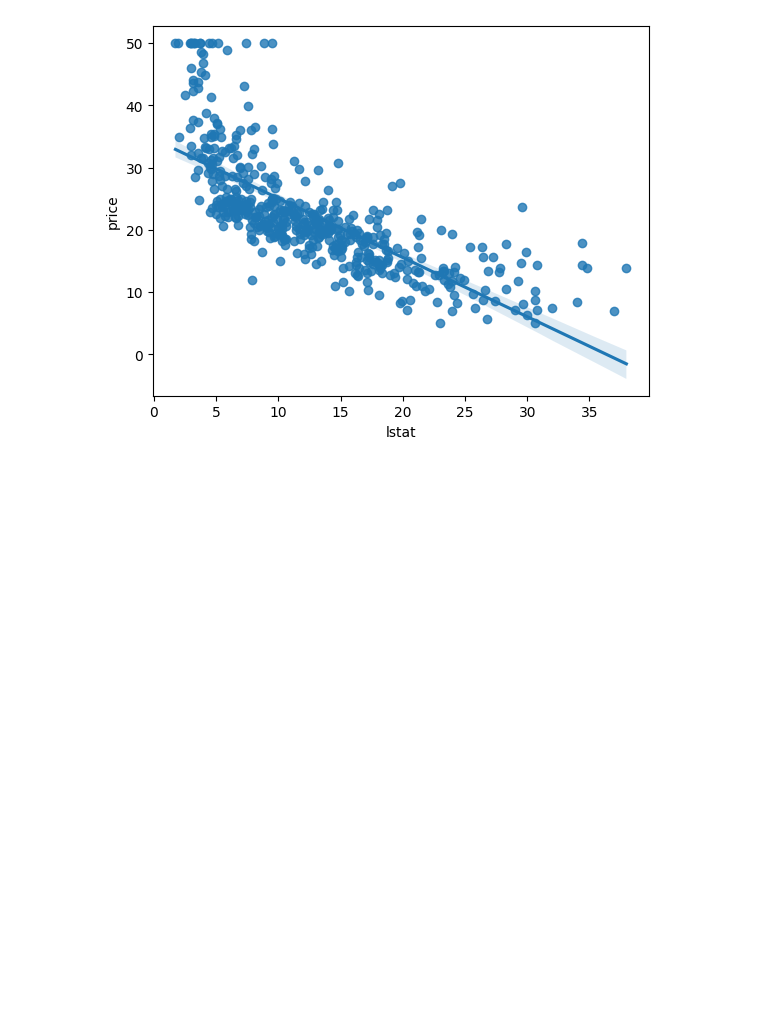
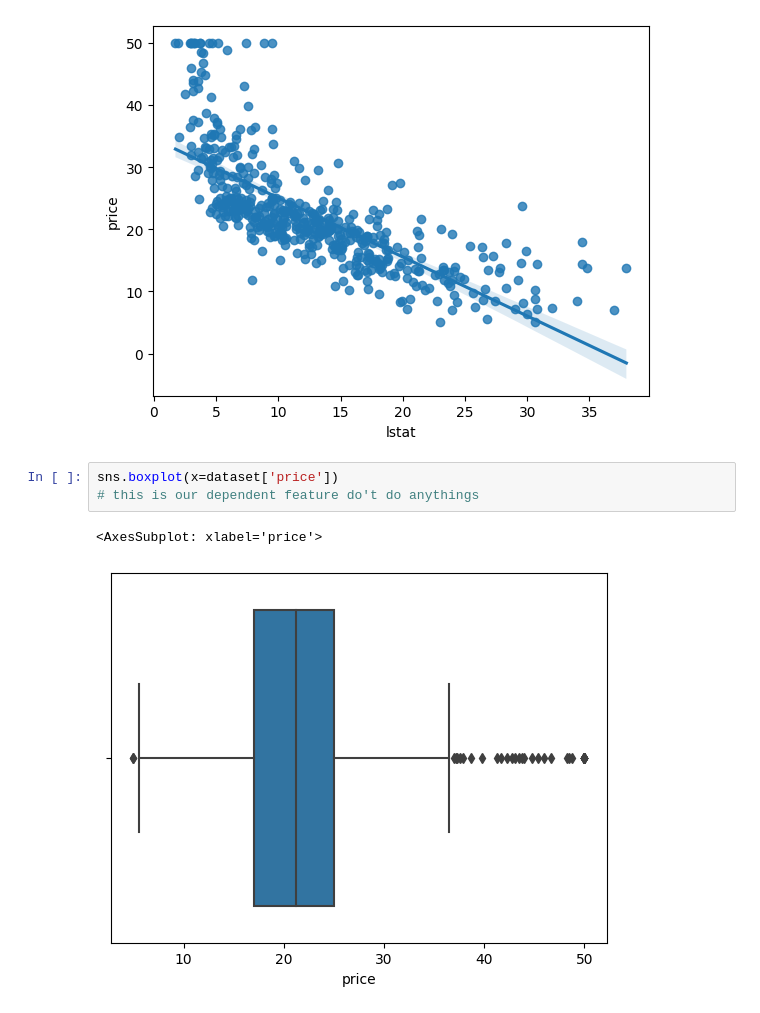
Before and after one commit to adityacs103/machine-learning, a Jupyter notebook: linear-algebra.ipynb, the cells around one changed output. Saved outputs shown, nothing was run; the diff lists cells and outputs as text; blank space fills up the shorter version.

```diff
--- a/linear-algebra.ipynb
+++ b/linear-algebra.ipynb
@@ -145,3 +138,9 @@ sns.regplot(x='lstat',y='price',data=dataset)
 # %% [output]
 <AxesSubplot: xlabel='lstat', ylabel='price'>
 [figure]
+# %%
+sns.boxplot(x=dataset['price'])
+# this is our dependent feature do't do anythings
+# %% [output]
+<AxesSubplot: xlabel='price'>
+[figure, added]
```
Also changed, not shown: parts of 39 cells of this notebook.
